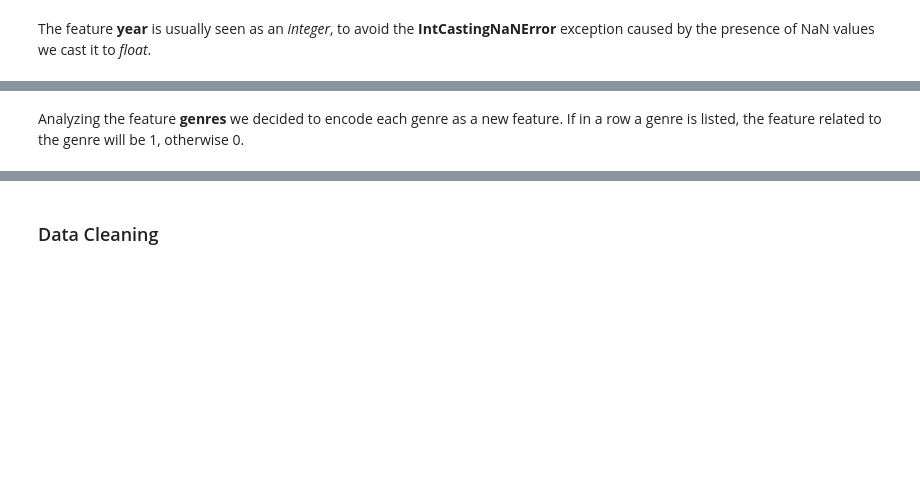
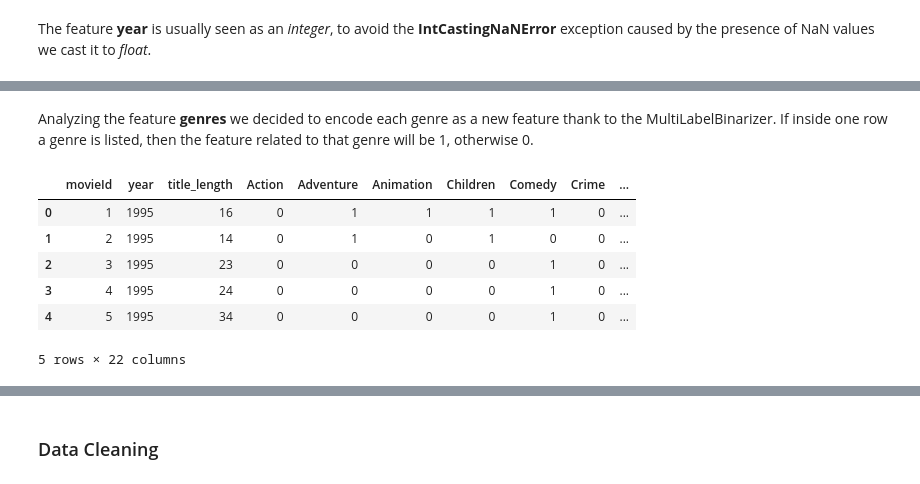
Before and after one commit to prushh/movie-lens-mlp, a Jupyter notebook: notebooks/1.0-raw-data-exploration.ipynb, the cells around one changed output, grey strips where cells are left out. Drawn from its saved outputs; the diff is of its cells as text; code cells hidden in the pictures; blank space fills up the shorter version.

```diff
--- a/notebooks/1.0-raw-data-exploration.ipynb
+++ b/notebooks/1.0-raw-data-exploration.ipynb
@@ -146,5 +148,5 @@ print(f'Movies dimensionality after title analysis: {movies.shape}')
 # %% [markdown]
-Analyzing the feature __genres__ we decided to encode each genre as a new feature. If in a row a genre is listed, the feature related to the genre will be 1, otherwise 0.
+Analyzing the feature __genres__ we decided to encode each genre as a new feature thank to the MultiLabelBinarizer. If inside one row a genre is listed, then the feature related to that genre will be 1, otherwise 0.
 # %%
 def encode_genre(df: pd.DataFrame) -> pd.DataFrame:
     genres = df['genres'].str.split('|')
@@ -161,2 +162,12 @@ movies.info()
+# %%
+movies.head()
+# %% [output]
+|  | movieId | year | title_length | Action | Adventure | Animation | Children | Comedy | Crime | ... |
+| 0 | 1 | 1995 | 16 | 0 | 1 | 1 | 1 | 1 | 0 | ... |
+| 1 | 2 | 1995 | 14 | 0 | 1 | 0 | 1 | 0 | 0 | ... |
+| 2 | 3 | 1995 | 23 | 0 | 0 | 0 | 0 | 1 | 0 | ... |
+| 3 | 4 | 1995 | 24 | 0 | 0 | 0 | 0 | 1 | 0 | ... |
+| 4 | 5 | 1995 | 34 | 0 | 0 | 0 | 0 | 1 | 0 | ... |
+5 rows × 22 columns
 # %%
 print(f'Movies dimensionality after genres encoding: {movies.shape}')
```
Also changed, not shown: parts of 24 cells of this notebook, 1 other file.
